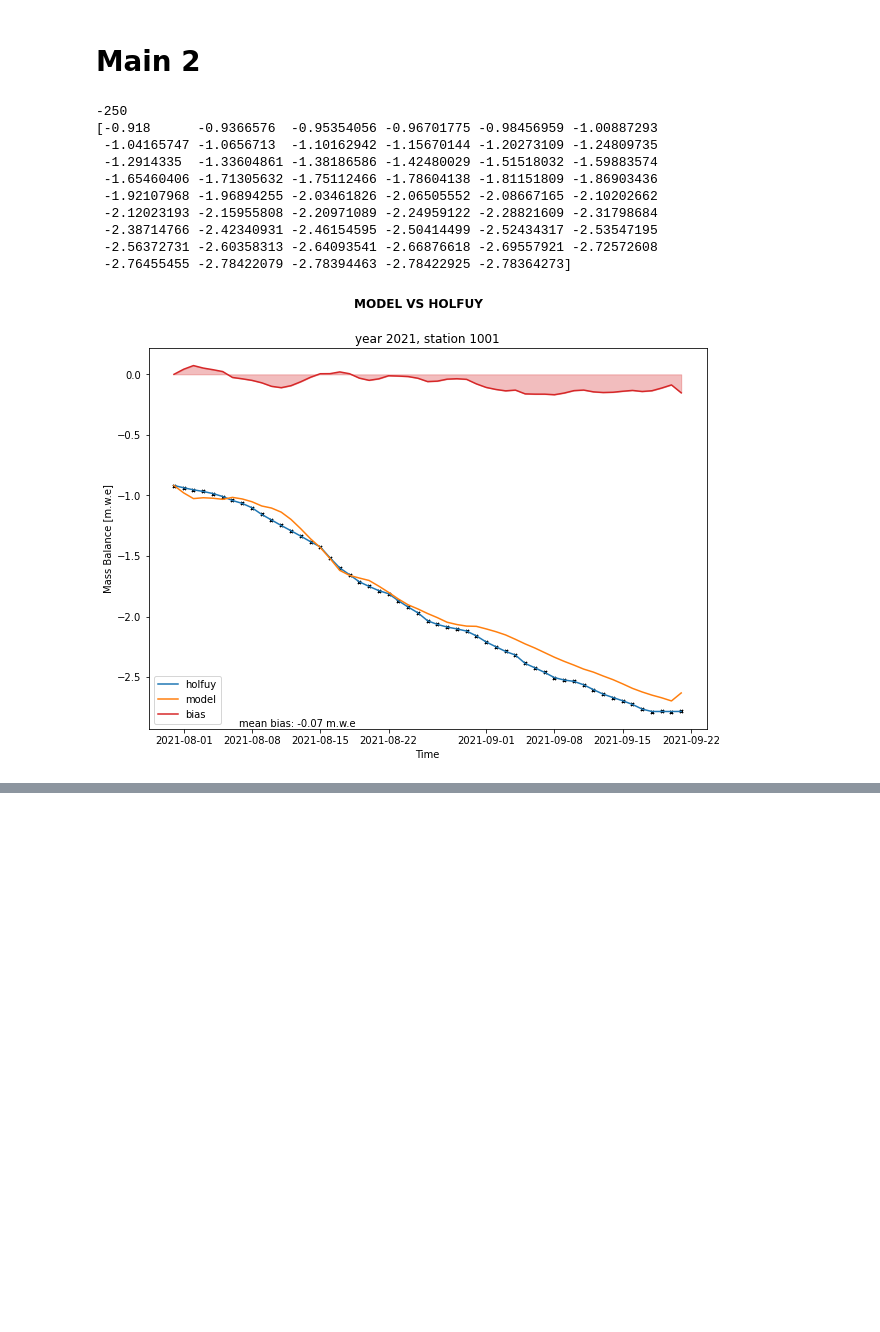
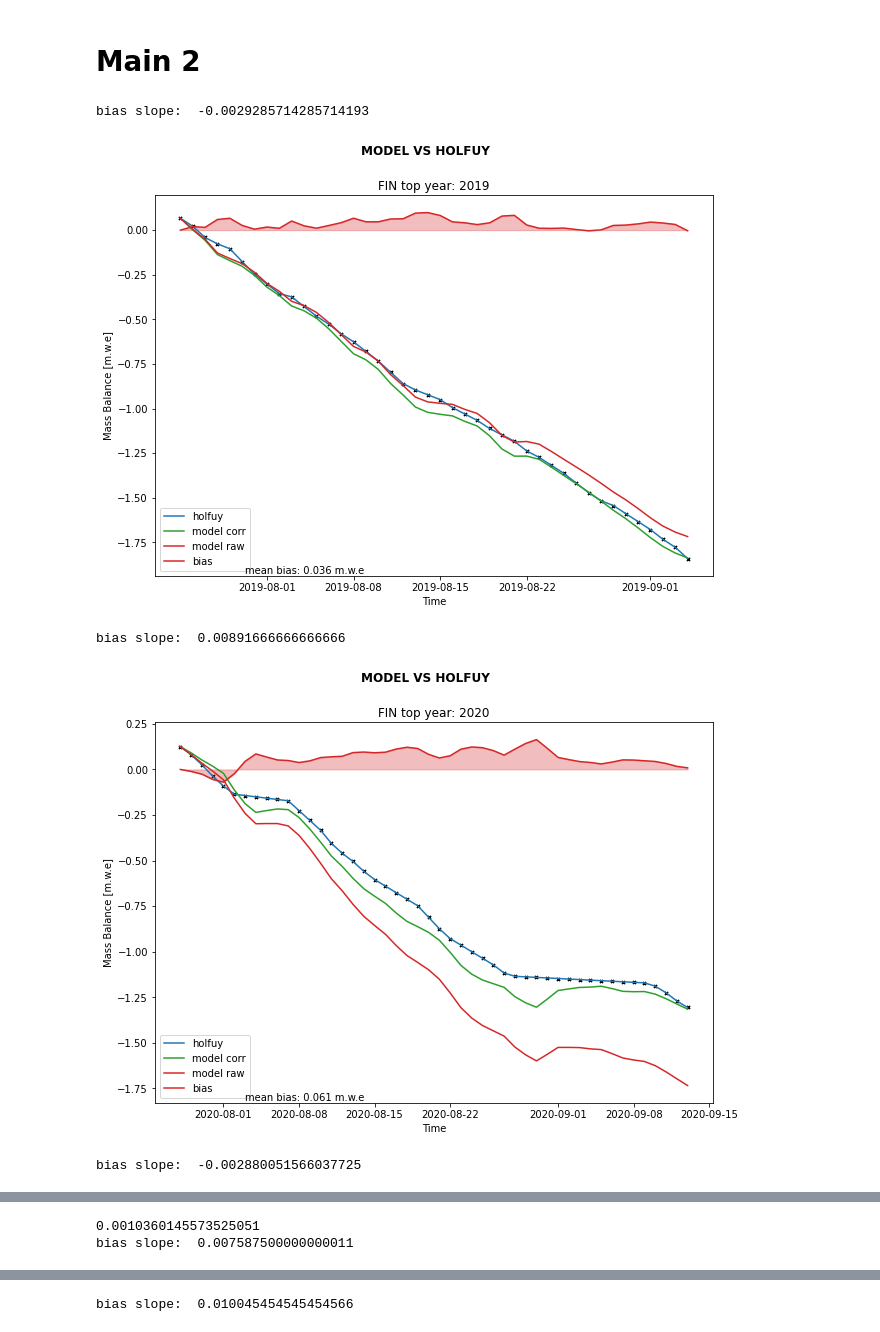
Before and after one commit to acremona/glacier-anomalies-at-point-scale, a Jupyter notebook: glacier_anomalies.ipynb, the cells around one changed output, grey strips where cells are left out. Saved outputs shown, nothing was run; the diff lists cells and outputs as text; code cells hidden in the pictures; blank space fills up the shorter version.

```diff
--- a/glacier_anomalies.ipynb
+++ b/glacier_anomalies.ipynb
@@ -375,19 +484,27 @@ if bias_only:
 # %% [markdown]
 # Main 2
-# %%
-year = 2021
-station = 1001
-
-bias_y = get_bias(station, year, visualize=True)
-# %% [output]
--250
-[-0.918      -0.9366576  -0.95354056 -0.96701775 -0.98456959 -1.00887293
- -1.04165747 -1.0656713  -1.10162942 -1.15670144 -1.20273109 -1.24809735
- -1.2914335  -1.33604861 -1.38186586 -1.42480029 -1.51518032 -1.59883574
- -1.65460406 -1.71305632 -1.75112466 -1.78604138 -1.81151809 -1.86903436
- -1.92107968 -1.96894255 -2.03461826 -2.06505552 -2.08667165 -2.10202662
- -2.12023193 -2.15955808 -2.20971089 -2.24959122 -2.28821609 -2.31798684
- -2.38714766 -2.42340931 -2.46154595 -2.50414499 -2.52434317 -2.53547195
- -2.56372731 -2.60358313 -2.64093541 -2.66876618 -2.69557921 -2.72572608
- -2.76455455 -2.78422079 -2.78394463 -2.78422925 -2.78364273]
-[figure, removed]
+# %%
+global fig1, ax1, plot_rate
+
+bias_only= False
+
+years = [2019, 2020, 2021]
+stations = [1001, 1008, 1003, 1002, 1006, 1007]
+
+slope_bias = []
+station_bias = []
+for station in stations:
+    for year in years:
+        clim_cutted, interpolated_df, mean_bias_y, delta_grad = get_bias(station, year, visualize=True)
+        slope_bias.append(delta_grad)
+    mean_slope_bias = np.nanmean(slope_bias)
+    print(mean_slope_bias)
+    station_bias.append(mean_slope_bias)
+bias_df = pd.DataFrame({'station': stations, 'slope_bias': station_bias})
+print(bias_df)
+# %% [output]
+bias slope:  -0.0029285714285714193
+[figure, added]
+bias slope:  0.00891666666666666
+[figure, added]
+bias slope:  -0.002880051566037725
@@ -393,0 +512,2 @@ bias_y = get_bias(station, year, visualize=True)
+0.0010360145573525051
+bias slope:  0.007587500000000011
@@ -393,0 +515 @@ bias_y = get_bias(station, year, visualize=True)
+bias slope:  0.010045454545454566
```
Also changed, not shown: parts of 10 cells of this notebook.
